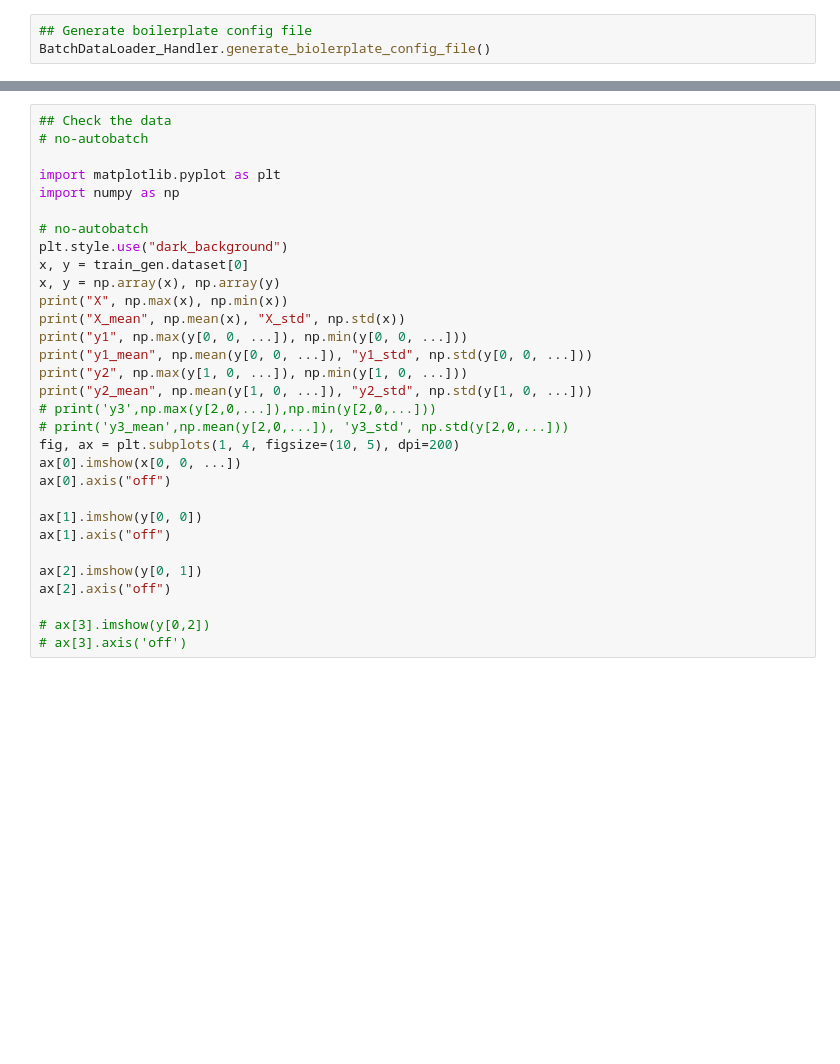
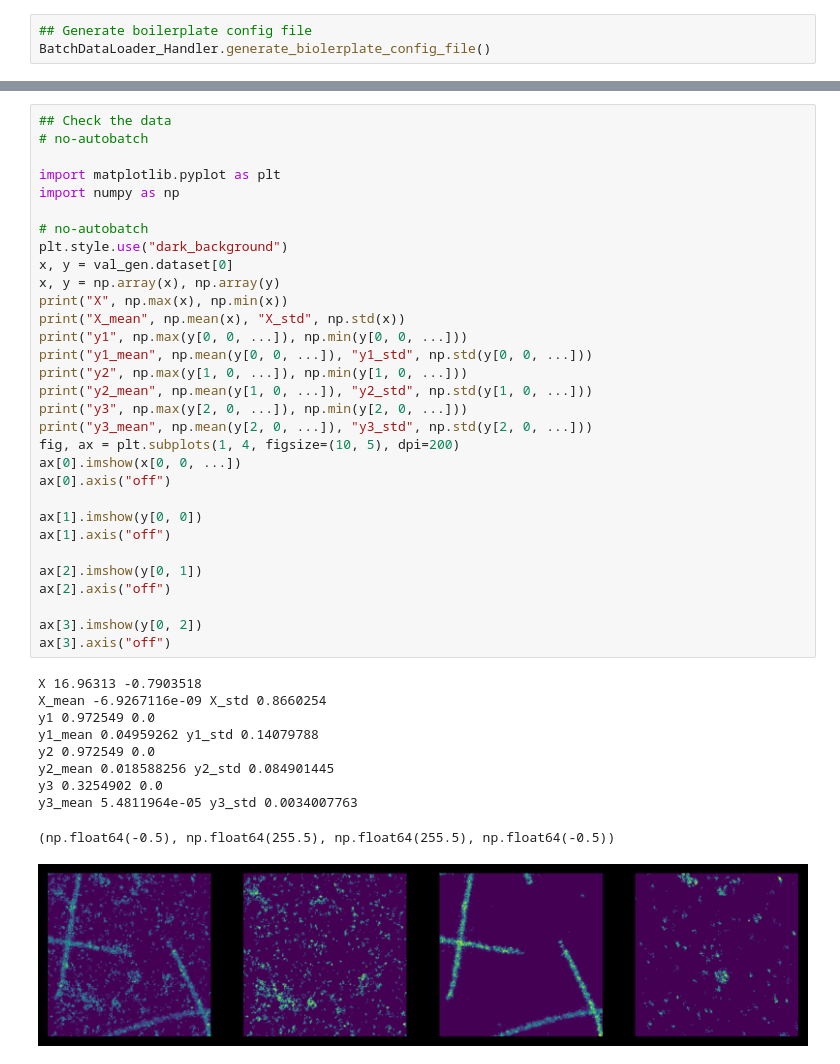
Before and after one commit to Zatyrus/NanTex, a Jupyter notebook: data_loader_sandbox.ipynb, the cells around one changed output, grey strips where cells are left out. Cells and saved outputs as stored; diff of their text form; blank space fills up the shorter version.

```diff
--- a/data_loader_sandbox.ipynb
+++ b/data_loader_sandbox.ipynb
@@ -21,31 +85,42 @@ train_gen, val_gen = BDL.build_BatchDataLoader()
 # %%
 ## Check the data
 # no-autobatch
 
 import matplotlib.pyplot as plt
 import numpy as np
 
 # no-autobatch
 plt.style.use("dark_background")
-x, y = train_gen.dataset[0]
+x, y = val_gen.dataset[0]
 x, y = np.array(x), np.array(y)
 print("X", np.max(x), np.min(x))
 print("X_mean", np.mean(x), "X_std", np.std(x))
 print("y1", np.max(y[0, 0, ...]), np.min(y[0, 0, ...]))
 print("y1_mean", np.mean(y[0, 0, ...]), "y1_std", np.std(y[0, 0, ...]))
 print("y2", np.max(y[1, 0, ...]), np.min(y[1, 0, ...]))
 print("y2_mean", np.mean(y[1, 0, ...]), "y2_std", np.std(y[1, 0, ...]))
-# print('y3',np.max(y[2,0,...]),np.min(y[2,0,...]))
-# print('y3_mean',np.mean(y[2,0,...]), 'y3_std', np.std(y[2,0,...]))
+print("y3", np.max(y[2, 0, ...]), np.min(y[2, 0, ...]))
+print("y3_mean", np.mean(y[2, 0, ...]), "y3_std", np.std(y[2, 0, ...]))
 fig, ax = plt.subplots(1, 4, figsize=(10, 5), dpi=200)
 ax[0].imshow(x[0, 0, ...])
 ax[0].axis("off")
 
 ax[1].imshow(y[0, 0])
 ax[1].axis("off")
 
 ax[2].imshow(y[0, 1])
 ax[2].axis("off")
 
-# ax[3].imshow(y[0,2])
-# ax[3].axis('off')
+ax[3].imshow(y[0, 2])
+ax[3].axis("off")
+# %% [output]
+X 16.96313 -0.7903518
+X_mean -6.9267116e-09 X_std 0.8660254
+y1 0.972549 0.0
+y1_mean 0.04959262 y1_std 0.14079788
+y2 0.972549 0.0
+y2_mean 0.018588256 y2_std 0.084901445
+y3 0.3254902 0.0
+y3_mean 5.4811964e-05 y3_std 0.0034007763
+(np.float64(-0.5), np.float64(255.5), np.float64(255.5), np.float64(-0.5))
+[figure, added]
```
Also changed, not shown: parts of 5 cells of this notebook.
